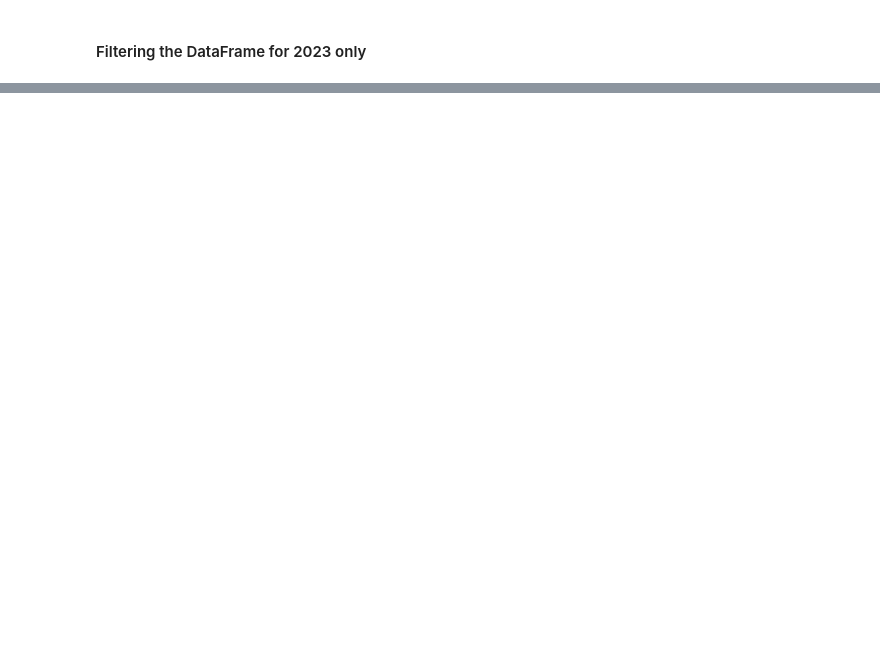
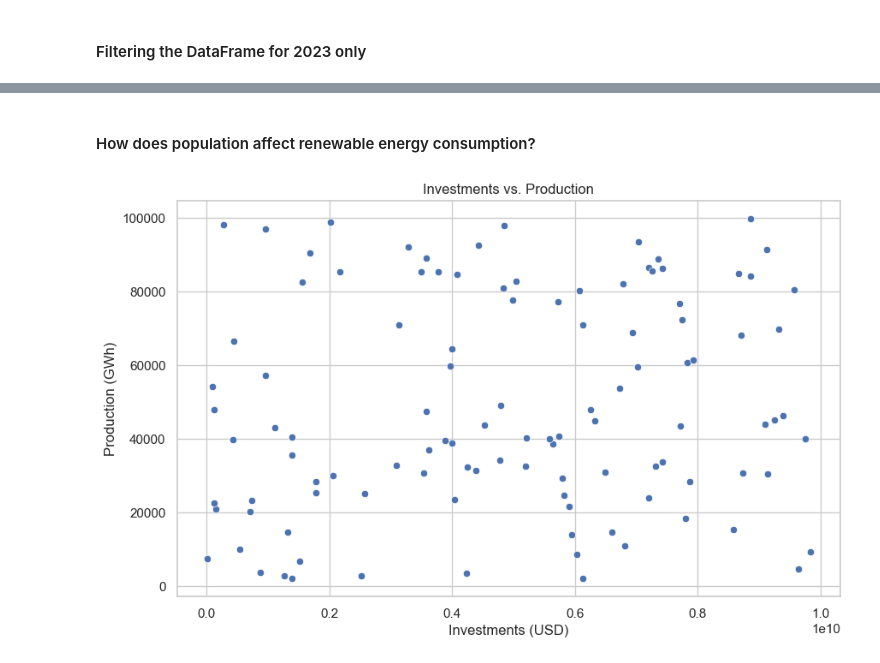
Before and after one commit to arnelimperial/greenergy, a Jupyter notebook: eda.ipynb, the cells around one changed output, grey strips where cells are left out. Cells and saved outputs as stored; diff of their text form; code cells hidden in the pictures; blank space fills up the shorter version.

```diff
--- a/eda.ipynb
+++ b/eda.ipynb
@@ -214,0 +339,11 @@ df.head()
+# %% [markdown]
+<h4>How does population affect renewable energy consumption?</h4>
+# %%
+plt.figure(figsize=(10, 6))
+sns.scatterplot(x='Investments (USD)', y='Production (GWh)', data=df)
+plt.title('Investments vs. Production')
+plt.xlabel('Investments (USD)')
+plt.ylabel('Production (GWh)')
+plt.show()
+# %% [output]
+[figure, added]
```
Also changed, not shown: parts of 27 cells of this notebook, 1 other file.
